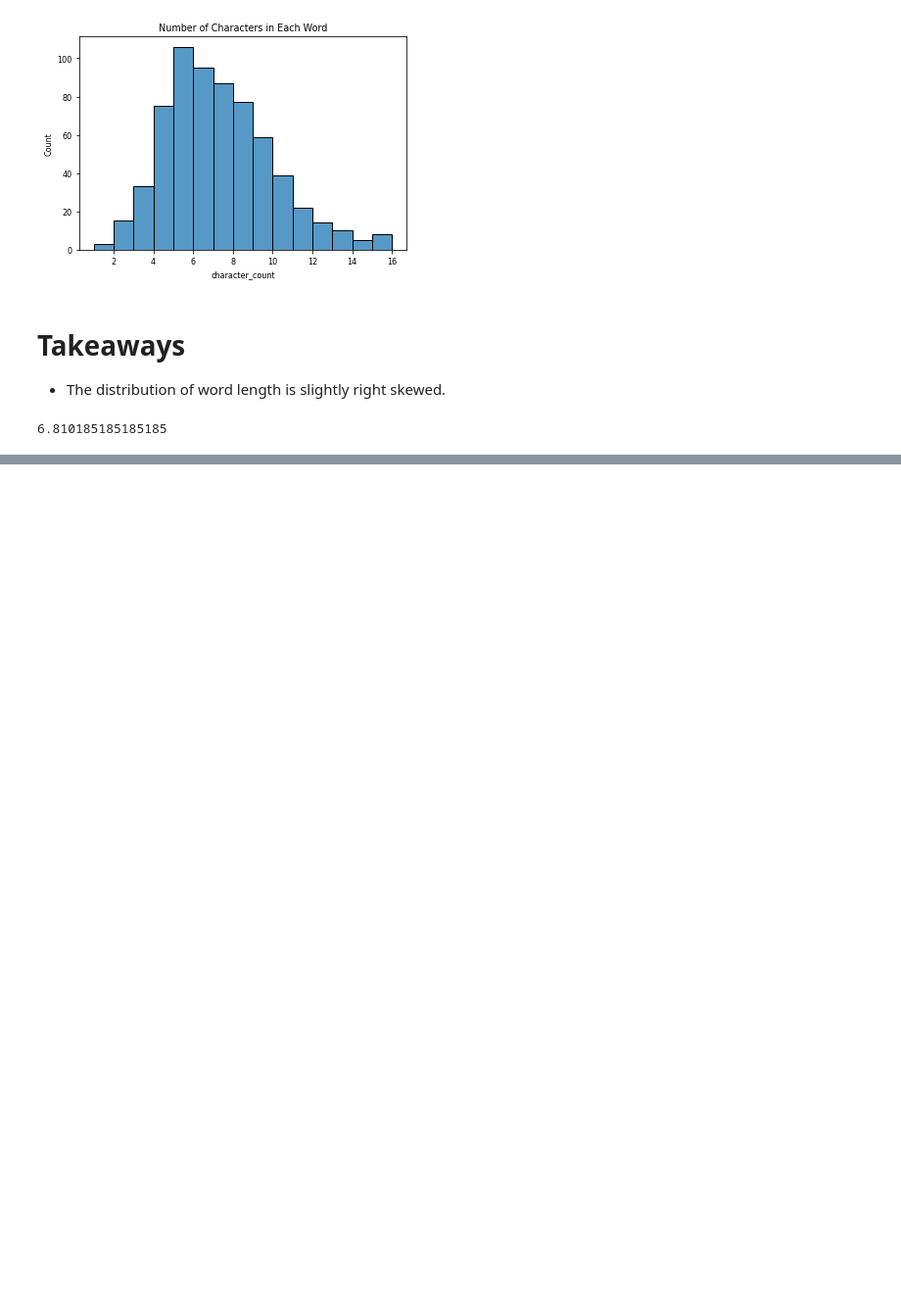
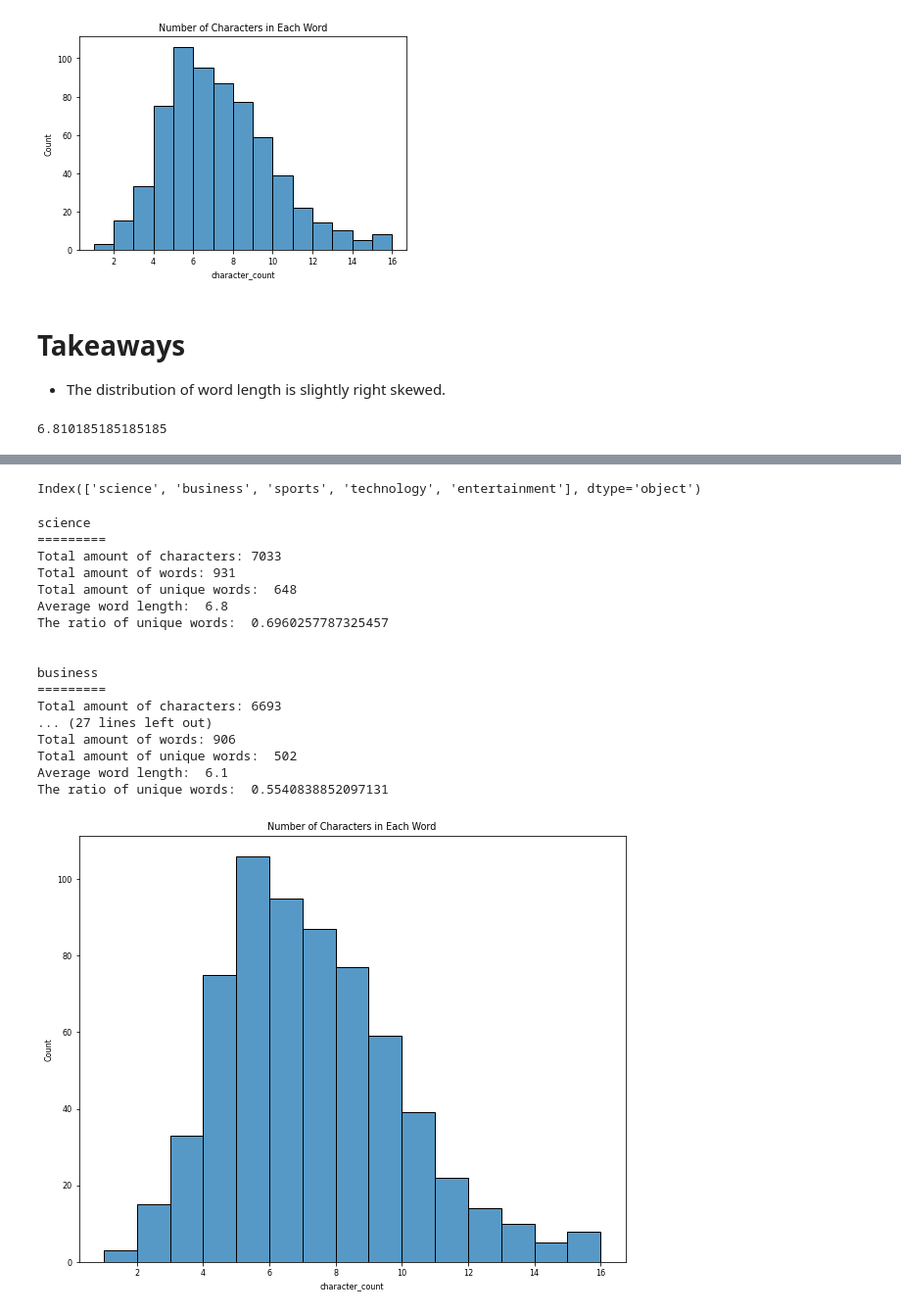
Before and after one commit to brentschriver/natural-language-processing-exercises, a Jupyter notebook: explore.ipynb, the cells around one changed output, grey strips where cells are left out. Shown at 98% size. Drawn from its saved outputs; the diff is of its cells as text; code cells hidden in the pictures; blank space fills up the shorter version.

```diff
--- a/explore.ipynb
+++ b/explore.ipynb
@@ -791,0 +806,2 @@ pd.Series([len(word) for word in unique_words]).mean()
+# %%
+list_of_category_words = [[science_words, business_words, sports_words, technology_words, entertainment_words]]
@@ -791,0 +813,3 @@ pd.Series([len(word) for word in unique_words]).mean()
+# %%
+# Create a dataframe where each column consists of the total cleaned words for that particular category.
+all_words_df = pd.DataFrame(list_of_category_words, columns=news_df.category.unique())
@@ -791,0 +821,29 @@ pd.Series([len(word) for word in unique_words]).mean()
+# %%
+all_words_df.columns
+# %% [output]
+Index(['science', 'business', 'sports', 'technology', 'entertainment'], dtype='object')
+# %%
+for column in all_words_df.columns:
+    print(column)
+    print('=========')
+    all_words_df[column].apply(analyze_text)
+    print('\n')
+# %% [output]
+science
+=========
+Total amount of characters: 7033
+Total amount of words: 931
+Total amount of unique words:  648
+Average word length:  6.8
+The ratio of unique words:  0.6960257787325457
+
+
+business
+=========
+Total amount of characters: 6693
+... (27 lines left out)
+Total amount of words: 906
+Total amount of unique words:  502
+Average word length:  6.1
+The ratio of unique words:  0.5540838852097131
+[figure, added]
```
Also changed, not shown: parts of 26 cells of this notebook.
